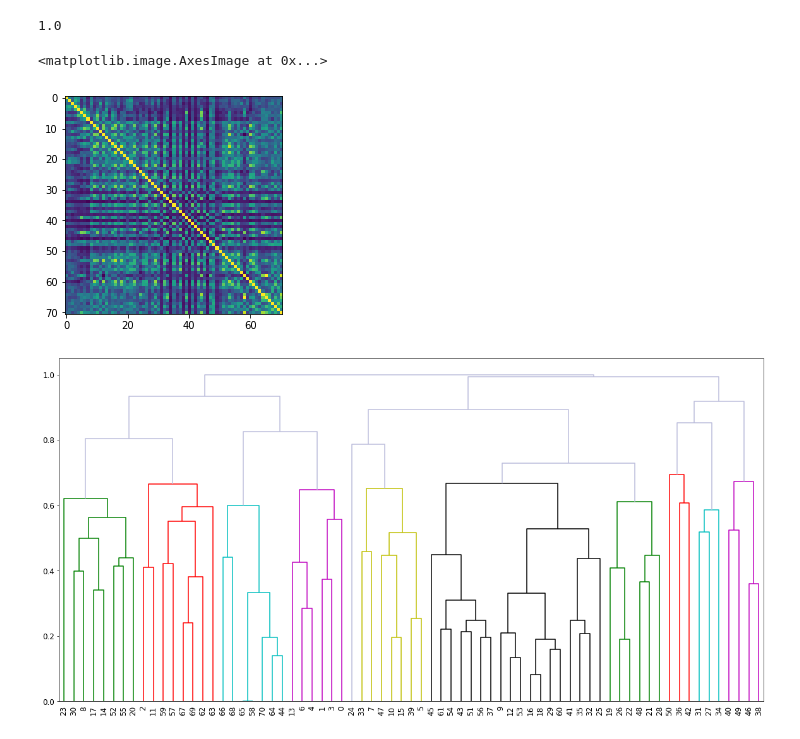
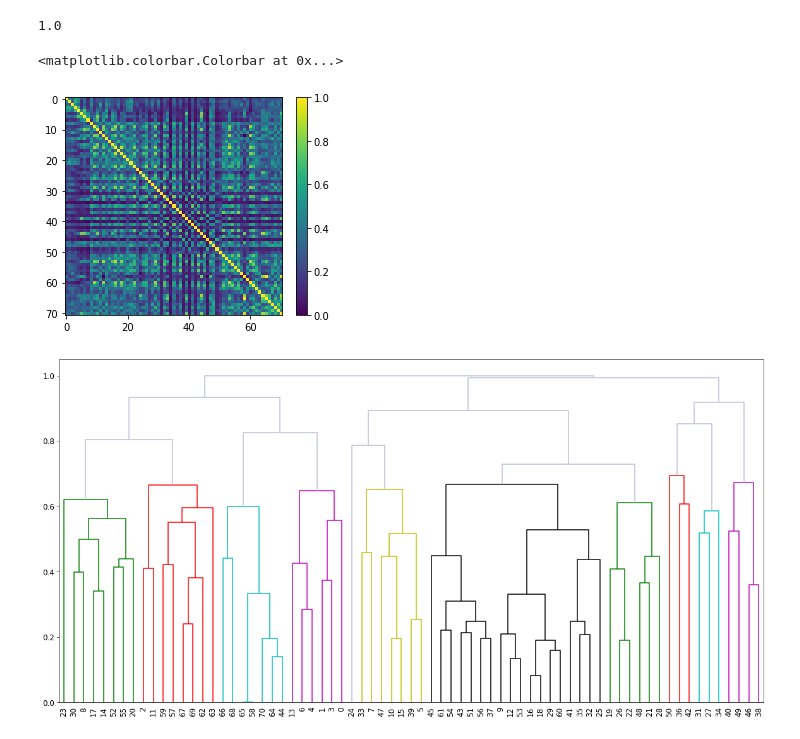
Before and after one commit to dawnfinzi/streams, a Jupyter notebook: notebooks/Parcellation_clustering.ipynb, the cells around one changed output. Saved outputs shown, nothing was run; the diff lists cells and outputs as text; code cells hidden in the pictures.

```diff
--- a/notebooks/Parcellation_clustering.ipynb
+++ b/notebooks/Parcellation_clustering.ipynb
@@ -42,11 +42,13 @@ test[test>1] = 1
 np.max(test)
 # %% [output]
 1.0
-# %%
-plt.imshow(test)
-# %% [output]
-<matplotlib.image.AxesImage at 0x...>
-[figure, removed]
+# %%
+plt.imshow(test)
+plt.clim(0,1)
+plt.colorbar(fraction=0.046, pad=0.04)
+# %% [output]
+<matplotlib.colorbar.Colorbar at 0x...>
+[figure, added]
 # %%
 sym_mm = np.around(test, decimals = 5)
 dists = squareform(1-sym_mm)
```
Also changed, not shown: parts of 6 cells of this notebook, 2 other files.
